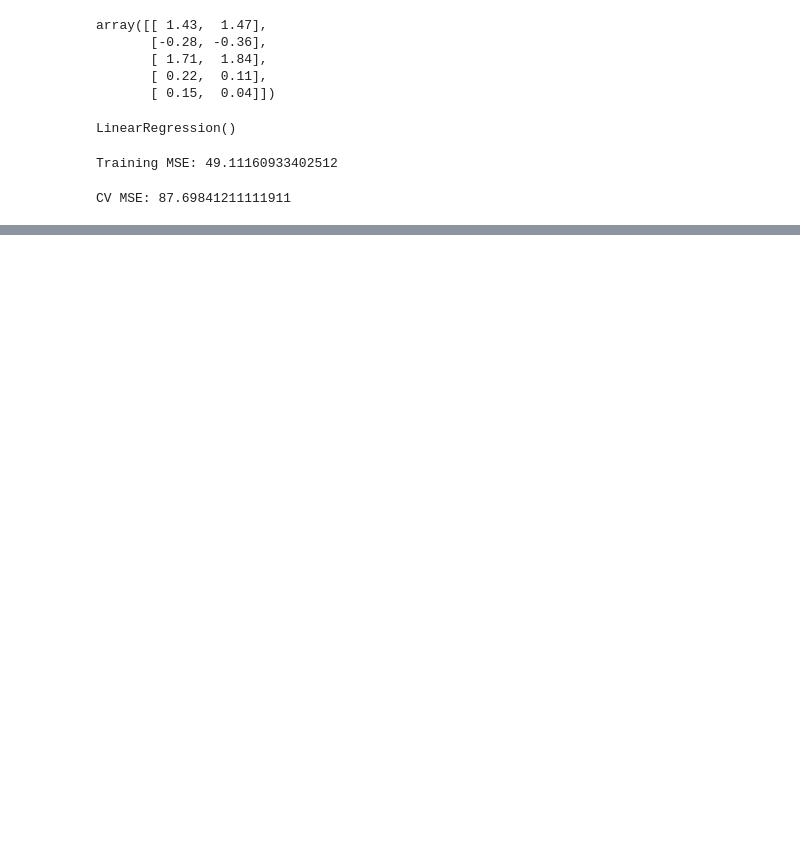
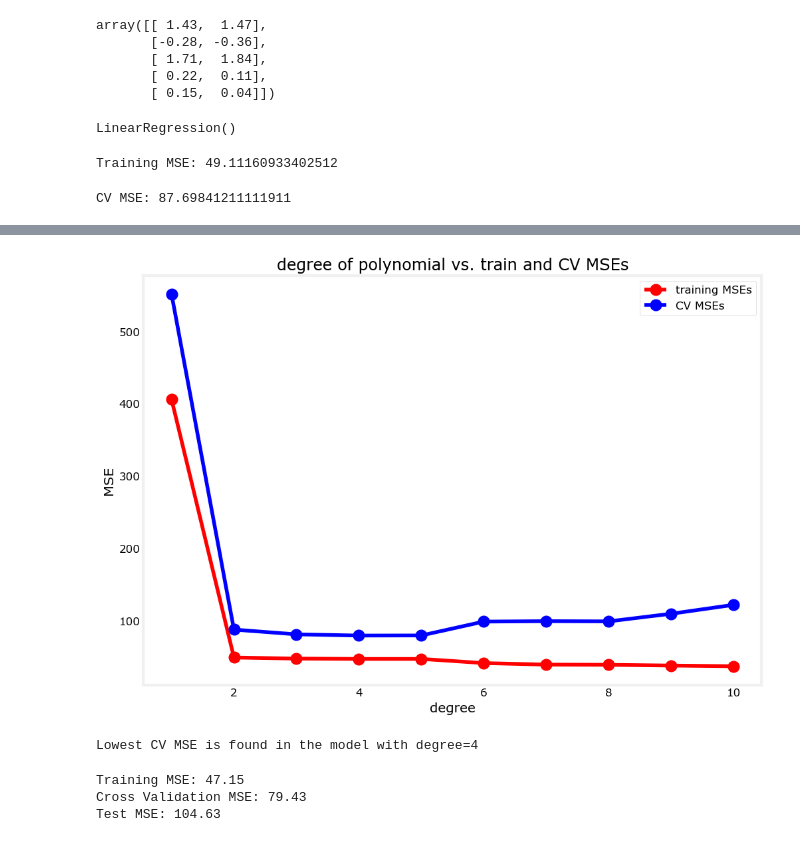
Before and after one commit to karimhbadr1/machine_learning_specalization, a Jupyter notebook: Course 2 - Advanced Learning Algorithms/Week 3/01-Model Evaluation and Selection.ipynb, the cells around one changed output, grey strips where cells are left out. Saved outputs shown, nothing was run; the diff lists cells and outputs as text; code cells hidden in the pictures; blank space fills up the shorter version.

```diff
--- a/Course 2 - Advanced Learning Algorithms/Week 3/01-Model Evaluation and Selection.ipynb
+++ b/Course 2 - Advanced Learning Algorithms/Week 3/01-Model Evaluation and Selection.ipynb
@@ -190,0 +223,3 @@ CV MSE: 87.69841211111911
+# %%
+a=poly.fit_transform(x_cv)
+a[:5]
@@ -190,0 +245,24 @@ CV MSE: 87.69841211111911
+# %%
+train_mses=[]
+cv_mses=[]
+models=[]
+scalers=[]
+
+for degree in range(1,11):
+    poly=PolynomialFeatures(degree=degree,include_bias=False)#
+    X_train_mapped=poly.fit_transform(x_train)
+    scaler_poly=StandardScaler()
+    X_train_mapped_scaled=scaler_poly.fit_transform(X_train_mapped)
+    scalers.append(scaler_poly)
+    model=LinearRegression()
+    model.fit(X_train_mapped_scaled,y_train)
+    models.append(model)
+    yhat=model.predict(X_train_mapped_scaled)
+    train_mse=mean_squared_error(y_train,yhat)/2
+    train_mses.append(train_mse)
+    X_cv_mapped=poly.fit_transform(x_cv)
+    X_cv_mapped_scaled=scaler_poly.transform(X_cv_mapped)
+    yhat=model.predict(X_cv_mapped_scaled)
+    cv_mse=mean_squared_error(y_cv,yhat)/2
+    cv_mses.append(cv_mse)
+degrees=range(1,11)
@@ -190,0 +330,22 @@ CV MSE: 87.69841211111911
+# %%
+utils.plot_train_cv_mses(degrees,train_mses,cv_mses,title="degree of polynomial vs. train and CV MSEs")
+# %% [output]
+[figure, added]
+# %%
+degree=np.argmin(cv_mses)+1
+print(f"Lowest CV MSE is found in the model with degree={degree}")
+# %% [output]
+Lowest CV MSE is found in the model with degree=4
+# %%
+poly=PolynomialFeatures(degree,include_bias=False)
+x_test_mapped=poly.fit_transform(x_test)
+x_test_mapped_scaled=scalers[degree-1].transform(x_test_mapped)
+yhat=models[degree-1].predict(x_test_mapped_scaled)
+test_mse=mean_squared_error(y_test,yhat)/2
+print(f"Training MSE: {train_mses[degree-1]:.2f}")
+print(f"Cross Validation MSE: {cv_mses[degree-1]:.2f}")
+print(f"Test MSE: {test_mse:.2f}")
+# %% [output]
+Training MSE: 47.15
+Cross Validation MSE: 79.43
+Test MSE: 104.63
```
Also changed, not shown: parts of 27 cells of this notebook, 2 other files.
